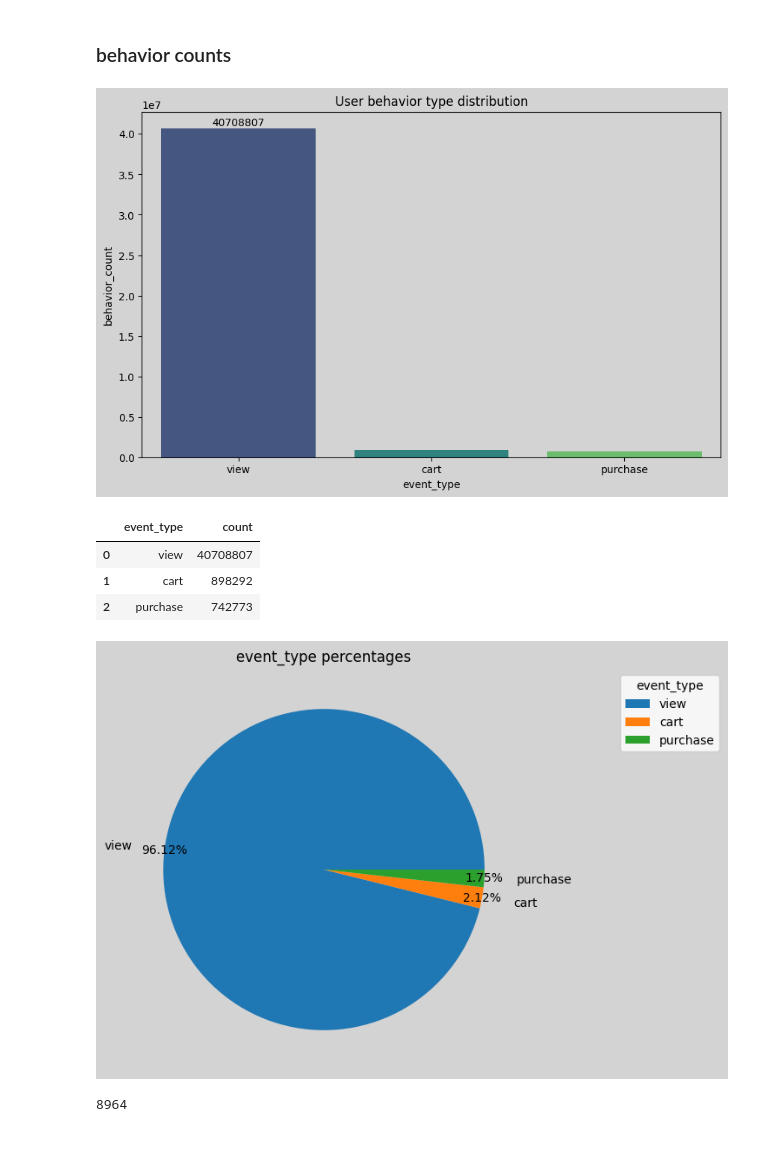
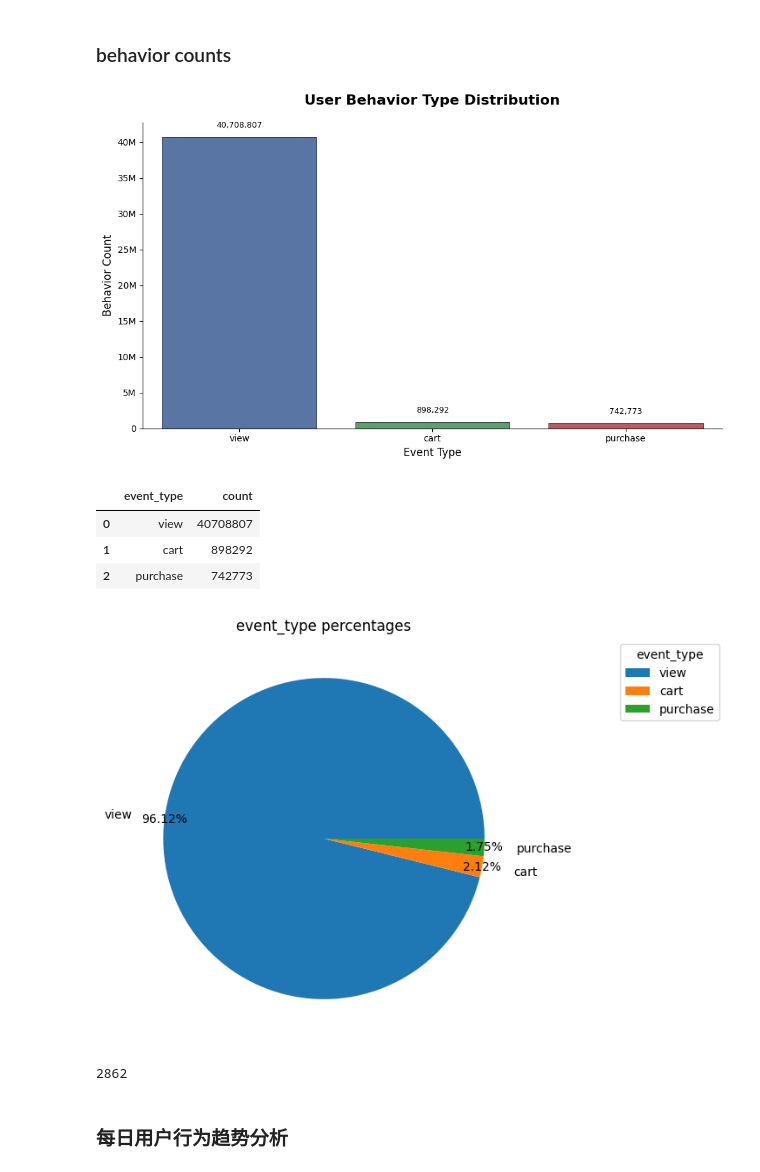
Before and after one commit to Vinch1/ecommerce_graph, a Jupyter notebook: draw.ipynb, the cells around one changed output. Drawn from its saved outputs; the diff is of its cells as text; code cells hidden in the pictures; blank space fills up the shorter version.

```diff
--- a/draw.ipynb
+++ b/draw.ipynb
@@ -48,20 +48,57 @@ data_prefix_path = r"E:/archive/ecommerce_oct/"
 # %%
 path =os.path.join(data_prefix_path, "behavior_counts/csv/", "part-00000-e6faa8c5-c8f7-42d6-a988-c5c1387000a3-c000.csv")
 df = pd.read_csv(path)
 
-plt.figure(figsize=(10,6), facecolor="lightgray")
+# plt.figure(figsize=(10,6), facecolor="lightgray")
+# ax = plt.gca()
+# ax.set_facecolor("lightgray")
+
+# bars = sns.barplot(x=df["event_type"], y=df["count"], palette='viridis', ax=ax)
+# ax.bar_label(bars.containers[0], fmt='%d', label_type='edge')
+
+# plt.title('User behavior type distribution')
+# plt.ylabel('behavior_count')
+# plt.xticks(rotation=0)
+# plt.show()
+# 排序以确保“view”在前（可选）
+df = df.sort_values(by="count", ascending=False)
+
+# 创建图形
+plt.figure(figsize=(10, 6), facecolor="white")
 ax = plt.gca()
-ax.set_facecolor("lightgray")
+ax.set_facecolor("white")
 
-bars = sns.barplot(x=df["event_type"], y=df["count"], palette='viridis', ax=ax)
-ax.bar_label(bars.containers[0], fmt='%d', label_type='edge')
+# 使用更柔和且对比明显的调色板
+colors = ['#4C72B0', '#55A868', '#C44E52']  # blue, green, red
+bars = sns.barplot(x=df["event_type"], y=df["count"], palette=colors, ax=ax, edgecolor='black', linewidth=0.5)
 
-plt.title('User behavior type distribution')
-plt.ylabel('behavior_count')
-plt.xticks(rotation=0)
+# 添加数值标签（在柱子上方）
+for i, v in enumerate(df["count"]):
+    ax.text(i, v + 1e6, f'{v:,}', ha='center', va='bottom', fontsize=9, color='black')
+
+# 标题和轴标签
+plt.title('User Behavior Type Distribution', fontsize=16, fontweight='bold', pad=20)
+plt.ylabel('Behavior Count', fontsize=12)
+plt.xlabel('Event Type', fontsize=12)
+
+# 优化坐标轴
+ax.tick_params(axis='x', rotation=0, labelsize=10)
+ax.tick_params(axis='y', labelsize=10)
+
+# 设置 y 轴为科学计数法格式（避免大数字拥挤）
+ax.yaxis.set_major_formatter(plt.matplotlib.ticker.FuncFormatter(lambda x, p: f'{int(x/1e6)}M' if x >= 1e6 else f'{x:.0f}'))
+
+# 可选：移除顶部和右边框线
+ax.spines['top'].set_visible(False)
+ax.spines['right'].set_visible(False)
+
+# 调整布局，防止标签被截断
+plt.tight_layout()
+
+# 显示图表
 plt.show()
 # %% [output]
-[figure, old version]
+[figure, new version]
 # %%
 df.head()
 # %% [output]
@@ -70,9 +107,9 @@ df.head()
 | 1 | cart | 898292 |
 | 2 | purchase | 742773 |
 # %%
-plt.figure(figsize=(10,6), facecolor="lightgray")
+plt.figure(figsize=(10,6), facecolor="white")
 ax = plt.gca()
-ax.set_facecolor("lightgray")
+ax.set_facecolor("white")
 
 plt.pie(df['count'], autopct='%.2f%%', pctdistance=1, labels=df['event_type'],
         labeldistance=1.2)
@@ -84,5 +121,7 @@ del ax
 plt.close()
 gc.collect()
 # %% [output]
-[figure, old version]
+[figure, new version]
-8964
+2862
+# %% [markdown]
+### 每日用户行为趋势分析
```
Also changed, not shown: parts of 10 cells of this notebook.
